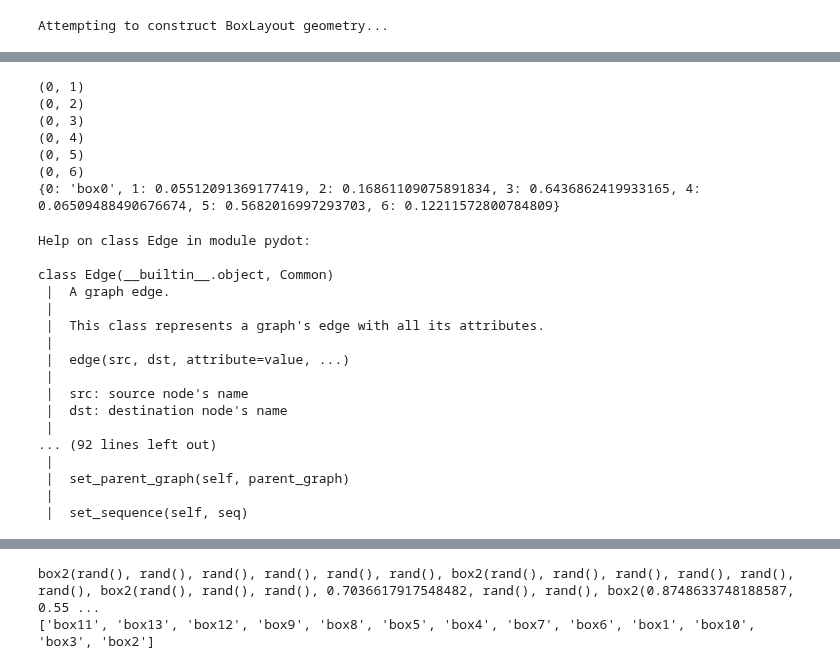
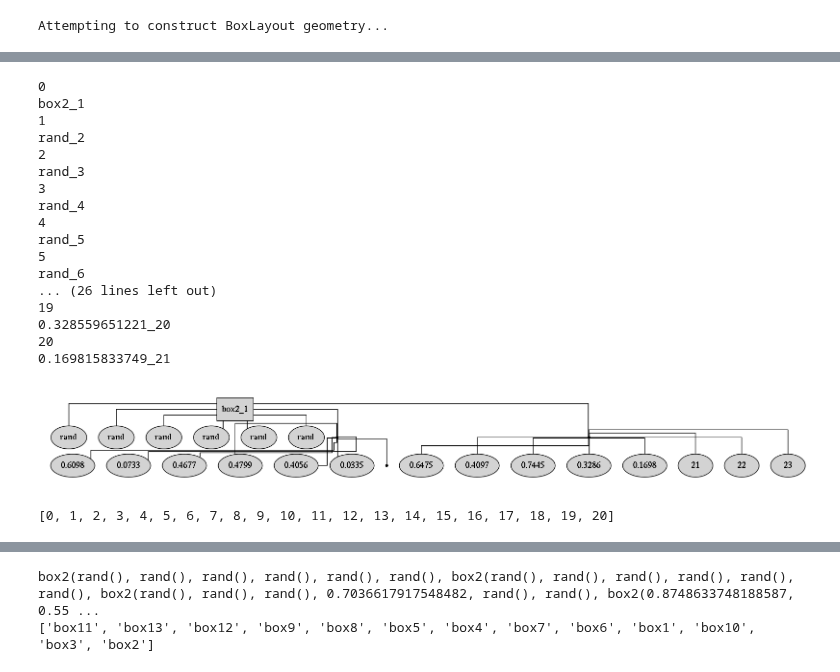
Before and after one commit to p-chambers/occ_airconics, a Jupyter notebook: examples/notebooks/gp_evolve_boxlayout.ipynb, the cells around one changed output, grey strips where cells are left out. Saved outputs shown, nothing was run; the diff lists cells and outputs as text; code cells hidden in the pictures.

Commit message:
Box layout graphs are being generated, but labels need fixing

```diff
--- a/examples/notebooks/gp_evolve_boxlayout.ipynb
+++ b/examples/notebooks/gp_evolve_boxlayout.ipynb
@@ -409,58 +377,54 @@ box0(0.05512091369177419, 0.16861109075891834, 0.6436862419933165, 0.06509488490
 # %%
 # Visualise the current tree:
 from airconics import Topology
 from IPython.display import Image
 
-nodes, edges, labels = gp.graph(tree)
+# nodes, edges, labels = gp.graph(tree)
 
-for edge in edges:
-    print(edge)
+# for edge in edges:
+#     print(edge)
 
 
-print(labels)
+# print(edges)
 
 # graph = pydot.Dot(type='digraph')
-
+# help(pydot.Edge)
 # cluster_1 = pydot.Cluster('standard', label='standard')
 # for node in nodes:
 #     pydot_node = pydot.Node(label, shape='box')
 #     cluster_1.add_node()
 
 # cluster_2 = pydot.Cluster('mirrored', label='mirrored')
 
 
 # print(config.export_graphviz())
 
-# graph = pydot.graph_from_dot_data(config.export_graphviz())
-# Image(graph.create_png())
+graph = config.pydot_graph()
+Image(graph.create_png())
 # %% [output]
-(0, 1)
-(0, 2)
-(0, 3)
-(0, 4)
-(0, 5)
-(0, 6)
-{0: 'box0', 1: 0.05512091369177419, 2: 0.16861109075891834, 3: 0.6436862419933165, 4: 0.06509488490676674, 5: 0.5682016997293703, 6: 0.12211572800784809}
+0
+box2_1
+1
+rand_2
+2
+rand_3
+3
+rand_4
+4
+rand_5
+5
+rand_6
+... (26 lines left out)
+19
+0.328559651221_20
+20
+0.169815833749_21
+[figure, added]
-# %%
-help(pydot.Edge)
-# %% [output]
-Help on class Edge in module pydot:
-
-class Edge(__builtin__.object, Common)
- |  A graph edge.
- |
- |  This class represents a graph's edge with all its attributes.
- |
- |  edge(src, dst, attribute=value, ...)
- |
- |  src: source node's name
- |  dst: destination node's name
- |
-... (92 lines left out)
- |
- |  set_parent_graph(self, parent_graph)
- |
- |  set_sequence(self, seq)
+# %%
+nodes, labels, edges = gp.graph(tree)
+print(nodes)
+# %% [output]
+[0, 1, 2, 3, 4, 5, 6, 7, 8, 9, 10, 11, 12, 13, 14, 15, 16, 17, 18, 19, 20]
 # %%
 pop, hof, stats = main()
 
```
Also changed, not shown: parts of 4 cells of this notebook.
